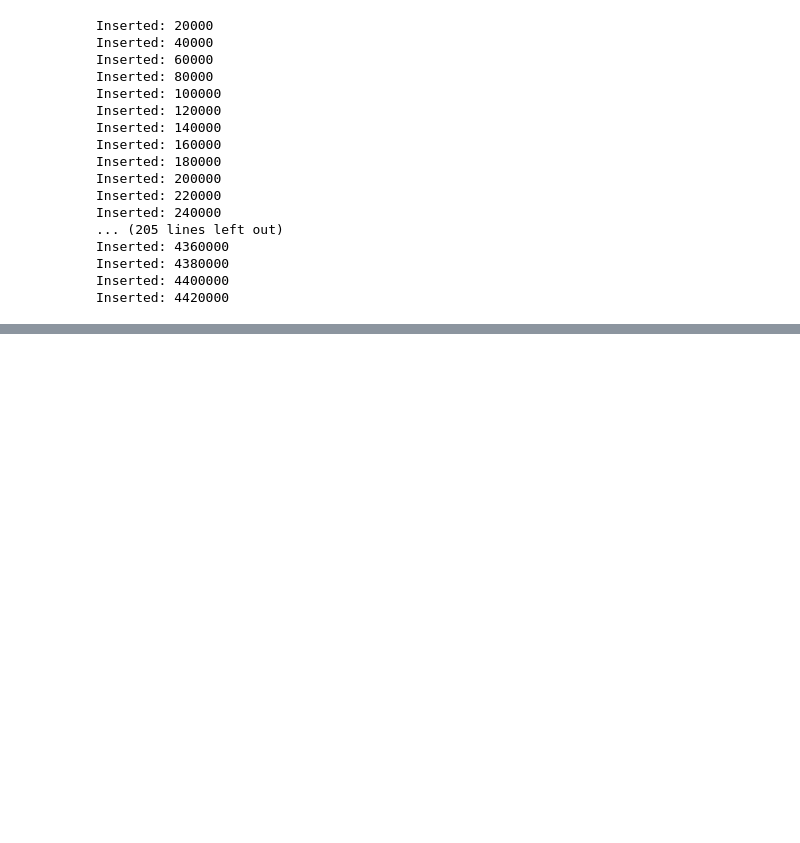
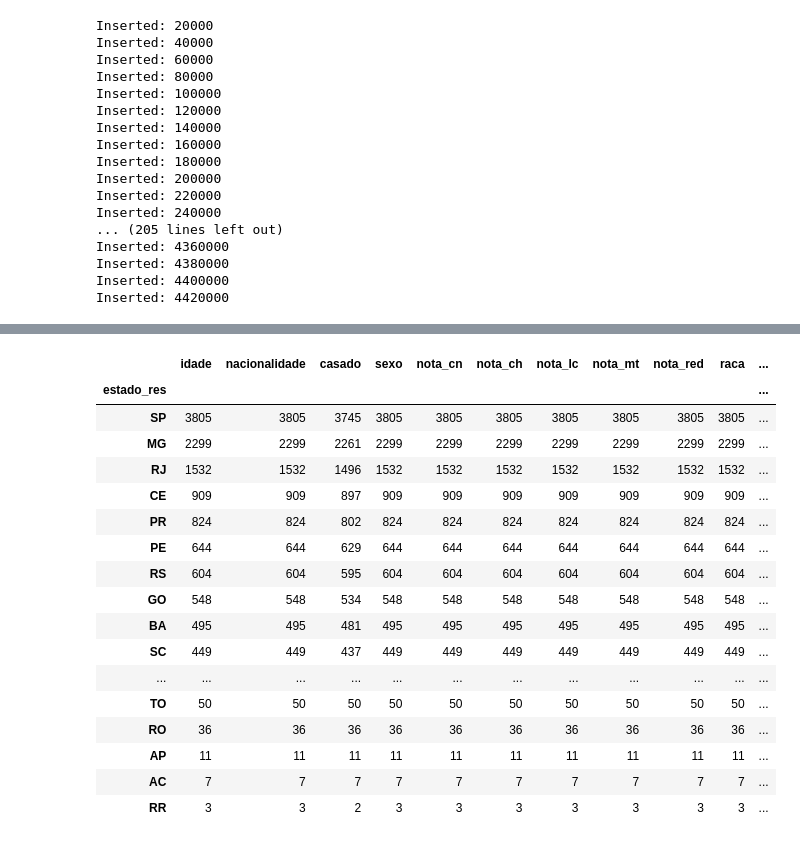
Before and after one commit to afshimono/data_analysis, a Jupyter notebook: Python/ENEM Analysis/ENEM - Brazil.ipynb, the cells around one changed output, grey strips where cells are left out. Saved outputs shown, nothing was run; the diff lists cells and outputs as text; code cells hidden in the pictures; blank space fills up the shorter version.

```diff
--- a/Python/ENEM Analysis/ENEM - Brazil.ipynb
+++ b/Python/ENEM Analysis/ENEM - Brazil.ipynb
@@ -116,0 +210,21 @@ Inserted: 4420000
+# %%
+df.groupby('estado_res').count().sort_values(['nota_mt'],ascending=False)
+# %% [output]
+|  | idade | nacionalidade | casado | sexo | nota_cn | nota_ch | nota_lc | nota_mt | nota_red | raca | ... |
+| estado_res |  |  |  |  |  |  |  |  |  |  | ... |
+| SP | 3805 | 3805 | 3745 | 3805 | 3805 | 3805 | 3805 | 3805 | 3805 | 3805 | ... |
+| MG | 2299 | 2299 | 2261 | 2299 | 2299 | 2299 | 2299 | 2299 | 2299 | 2299 | ... |
+| RJ | 1532 | 1532 | 1496 | 1532 | 1532 | 1532 | 1532 | 1532 | 1532 | 1532 | ... |
+| CE | 909 | 909 | 897 | 909 | 909 | 909 | 909 | 909 | 909 | 909 | ... |
+| PR | 824 | 824 | 802 | 824 | 824 | 824 | 824 | 824 | 824 | 824 | ... |
+| PE | 644 | 644 | 629 | 644 | 644 | 644 | 644 | 644 | 644 | 644 | ... |
+| RS | 604 | 604 | 595 | 604 | 604 | 604 | 604 | 604 | 604 | 604 | ... |
+| GO | 548 | 548 | 534 | 548 | 548 | 548 | 548 | 548 | 548 | 548 | ... |
+| BA | 495 | 495 | 481 | 495 | 495 | 495 | 495 | 495 | 495 | 495 | ... |
+| SC | 449 | 449 | 437 | 449 | 449 | 449 | 449 | 449 | 449 | 449 | ... |
+| ... | ... | ... | ... | ... | ... | ... | ... | ... | ... | ... | ... |
+| TO | 50 | 50 | 50 | 50 | 50 | 50 | 50 | 50 | 50 | 50 | ... |
+| RO | 36 | 36 | 36 | 36 | 36 | 36 | 36 | 36 | 36 | 36 | ... |
+| AP | 11 | 11 | 11 | 11 | 11 | 11 | 11 | 11 | 11 | 11 | ... |
+| AC | 7 | 7 | 7 | 7 | 7 | 7 | 7 | 7 | 7 | 7 | ... |
+| RR | 3 | 3 | 2 | 3 | 3 | 3 | 3 | 3 | 3 | 3 | ... |
```
Also changed, not shown: parts of 14 cells of this notebook, 7 other files.
